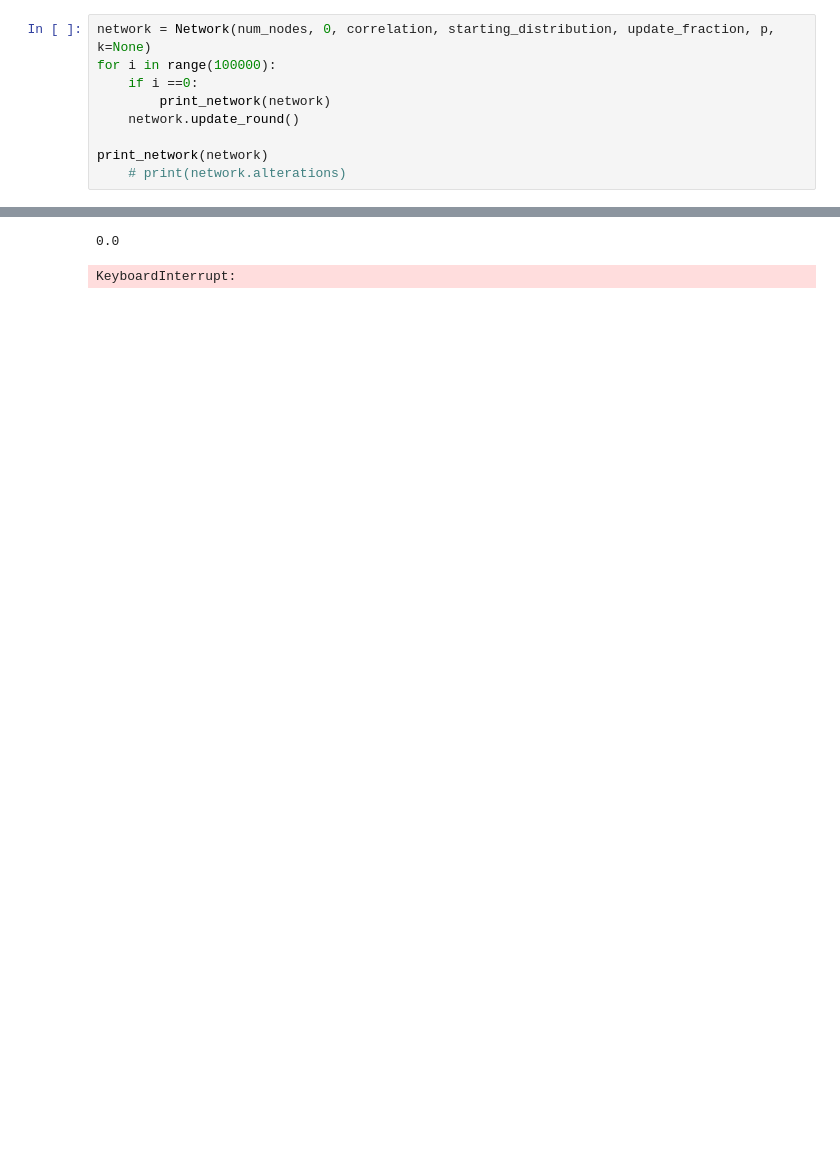
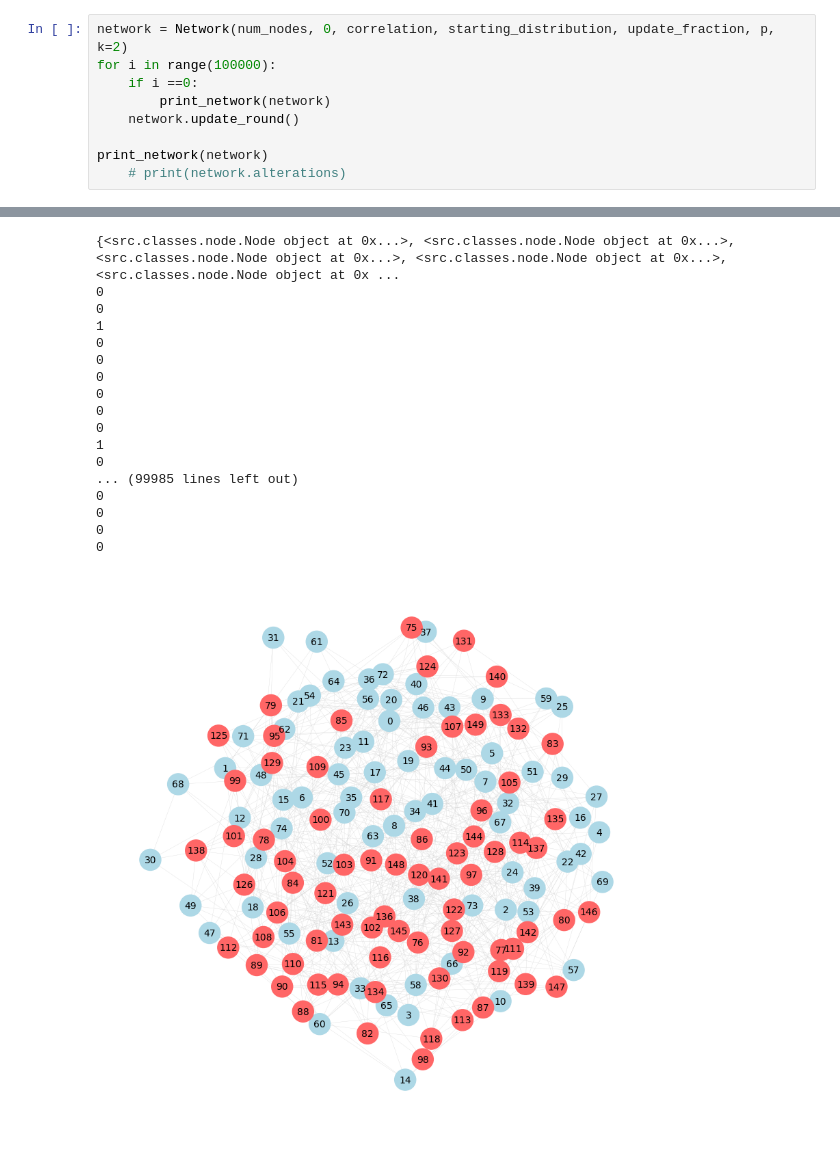
Before and after one commit to salomepoulain/complex_systems_networked, a Jupyter notebook: main.ipynb, the cells around one changed output, grey strips where cells are left out. Cells and saved outputs as stored; diff of their text form; blank space fills up the shorter version.

```diff
--- a/main.ipynb
+++ b/main.ipynb
@@ -29,5 +47,5 @@ network = Network(num_nodes, 0, correlation, starting_distribution, update_fract
 # %%
-network = Network(num_nodes, 0, correlation, starting_distribution, update_fraction, p, k=None)
+network = Network(num_nodes, 0, correlation, starting_distribution, update_fraction, p, k=2)
 for i in range(100000):
     if i ==0:
         print_network(network)
@@ -41,2 +57,18 @@ print_network(network)
-0.0
+{<src.classes.node.Node object at 0x...>, <src.classes.node.Node object at 0x...>, <src.classes.node.Node object at 0x...>, <src.classes.node.Node object at 0x...>, <src.classes.node.Node object at 0x ...
+0
+0
+1
+0
+0
+0
+0
+0
+0
+1
+0
+... (99985 lines left out)
+0
+0
+0
+0
-KeyboardInterrupt:
+[figure, added]
```
Also changed, not shown: parts of 4 cells of this notebook, 3 other files.
